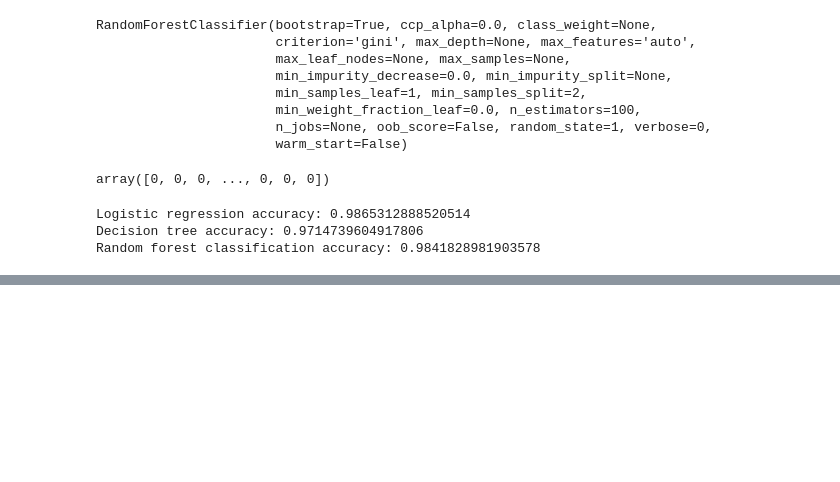
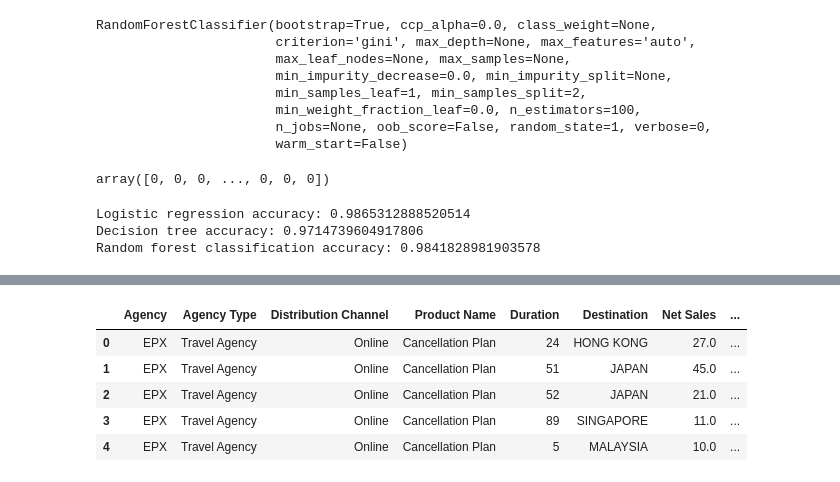
Before and after one commit to sabill/dphi-boothcamp-ml, a Jupyter notebook: Assignment_1_Quiz.ipynb, the cells around one changed output, grey strips where cells are left out. Drawn from its saved outputs; the diff is of its cells as text; code cells hidden in the pictures; blank space fills up the shorter version.

```diff
--- a/Assignment_1_Quiz.ipynb
+++ b/Assignment_1_Quiz.ipynb
@@ -431,0 +480,9 @@ verbose = 2
+# %%
+test_data.head()
+# %% [output]
+|  | Agency | Agency Type | Distribution Channel | Product Name | Duration | Destination | Net Sales | ... |
+| 0 | EPX | Travel Agency | Online | Cancellation Plan | 24 | HONG KONG | 27.0 | ... |
+| 1 | EPX | Travel Agency | Online | Cancellation Plan | 51 | JAPAN | 45.0 | ... |
+| 2 | EPX | Travel Agency | Online | Cancellation Plan | 52 | JAPAN | 21.0 | ... |
+| 3 | EPX | Travel Agency | Online | Cancellation Plan | 89 | SINGAPORE | 11.0 | ... |
+| 4 | EPX | Travel Agency | Online | Cancellation Plan | 5 | MALAYSIA | 10.0 | ... |
```
Also changed, not shown: parts of 28 cells of this notebook.
